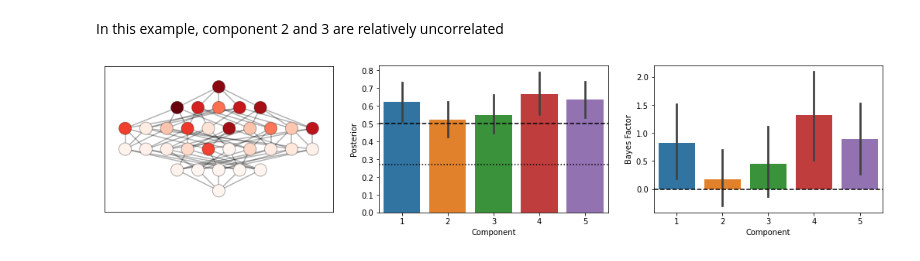
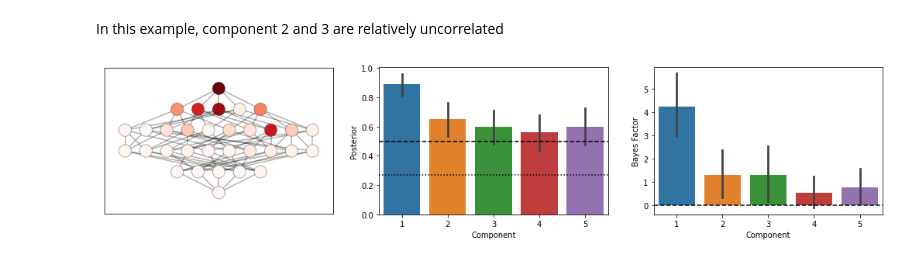
Before and after one commit to DiedrichsenLab/PcmPy, a Jupyter notebook: docs/demos/demo_modelfamily.ipynb, the cells around one changed output. Saved outputs shown, nothing was run; the diff lists cells and outputs as text; code cells hidden in the pictures.

```diff
--- a/docs/demos/demo_modelfamily.ipynb
+++ b/docs/demos/demo_modelfamily.ipynb
@@ -227,14 +227,14 @@ In this example, component 2 and 3 are relatively uncorrelated
 # %%
 # Now make artifical data and plot component inference
 # In this example, component 1 and 4 are not present
-theta = np.array([-1,-1,-1,-1,-1])
+theta = np.array([0,-1,-1,-1,-1])
 
 [cond_vec,part_vec]=pcm.sim.make_design(N,8)
 D = pcm.sim.make_dataset(M,theta,
                             signal=0.2,
                             n_sim = 20,
                             n_channel=20,part_vec=part_vec,
                             cond_vec=cond_vec)
 component_inference(D,MF)
 # %% [output]
-[figure, old version]
+[figure, new version]
```
Also changed, not shown: parts of 6 cells of this notebook, 3 other files.
